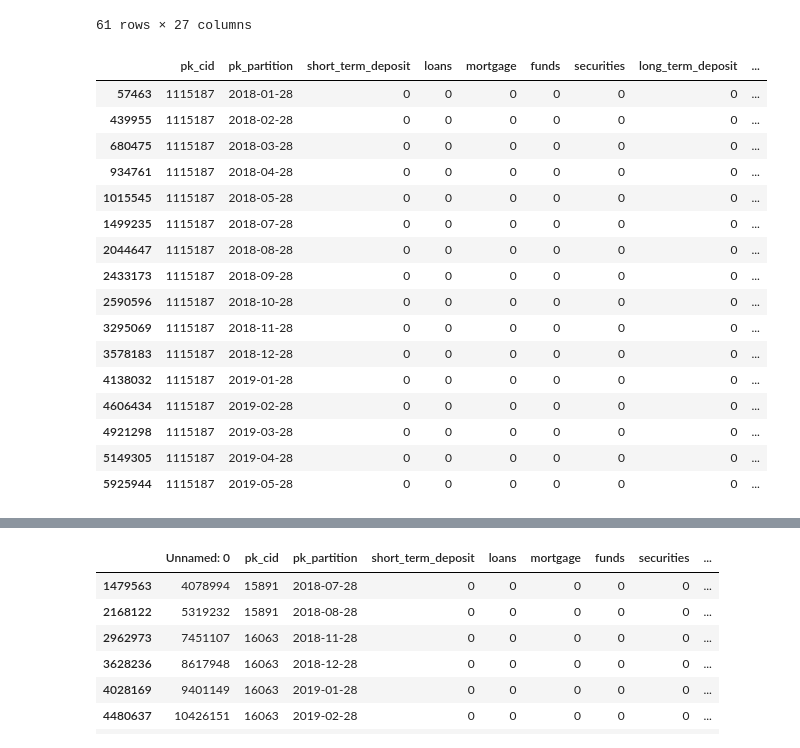
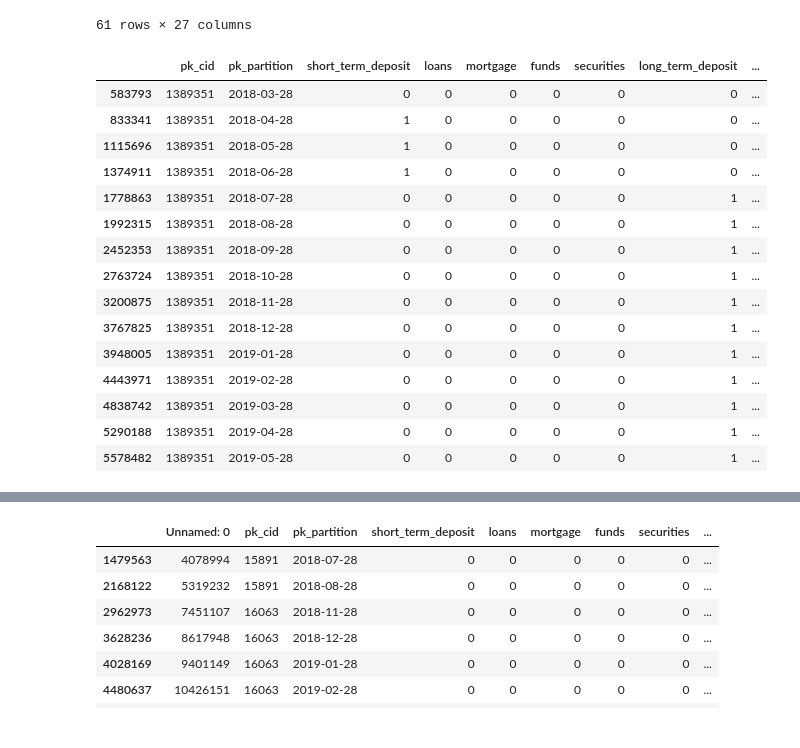
Before and after one commit to jascicz/easy_money_Project, a Jupyter notebook: jorge-Proyecto.ipynb, the cells around one changed output, grey strips where cells are left out. Cells and saved outputs as stored; diff of their text form; code cells hidden in the pictures.

```diff
--- a/jorge-Proyecto.ipynb
+++ b/jorge-Proyecto.ipynb
@@ -241 +215,3 @@ df["entry_date"] = pd.to_datetime(df["entry_date"])
+# %%
+df.sort_values(by=['pk_cid', 'pk_partition', 'entry_date'], inplace=True)
 # %%
@@ -322,22 +280,21 @@ df[df['payroll'].isna()].sort_values(by=['pk_cid','pk_partition','entry_date'])
 | 1118942 | 1395511 | 2018-05-28 | 0 | 0 | 0 | 0 | 0 | 0 | ... |
 61 rows × 27 columns
 # %%
-df[df["pk_cid"] == 1115187].sort_values(by=['pk_cid','pk_partition','entry_date'])
+df[df["pk_cid"] == 1389351]
 # %% [output]
 |  | pk_cid | pk_partition | short_term_deposit | loans | mortgage | funds | securities | long_term_deposit | ... |
-| 57463 | 1115187 | 2018-01-28 | 0 | 0 | 0 | 0 | 0 | 0 | ... |
-| 439955 | 1115187 | 2018-02-28 | 0 | 0 | 0 | 0 | 0 | 0 | ... |
-| 680475 | 1115187 | 2018-03-28 | 0 | 0 | 0 | 0 | 0 | 0 | ... |
-| 934761 | 1115187 | 2018-04-28 | 0 | 0 | 0 | 0 | 0 | 0 | ... |
-| 1015545 | 1115187 | 2018-05-28 | 0 | 0 | 0 | 0 | 0 | 0 | ... |
-| 1499235 | 1115187 | 2018-07-28 | 0 | 0 | 0 | 0 | 0 | 0 | ... |
-| 2044647 | 1115187 | 2018-08-28 | 0 | 0 | 0 | 0 | 0 | 0 | ... |
-| 2433173 | 1115187 | 2018-09-28 | 0 | 0 | 0 | 0 | 0 | 0 | ... |
-| 2590596 | 1115187 | 2018-10-28 | 0 | 0 | 0 | 0 | 0 | 0 | ... |
-| 3295069 | 1115187 | 2018-11-28 | 0 | 0 | 0 | 0 | 0 | 0 | ... |
-| 3578183 | 1115187 | 2018-12-28 | 0 | 0 | 0 | 0 | 0 | 0 | ... |
-| 4138032 | 1115187 | 2019-01-28 | 0 | 0 | 0 | 0 | 0 | 0 | ... |
-| 4606434 | 1115187 | 2019-02-28 | 0 | 0 | 0 | 0 | 0 | 0 | ... |
-| 4921298 | 1115187 | 2019-03-28 | 0 | 0 | 0 | 0 | 0 | 0 | ... |
-| 5149305 | 1115187 | 2019-04-28 | 0 | 0 | 0 | 0 | 0 | 0 | ... |
-| 5925944 | 1115187 | 2019-05-28 | 0 | 0 | 0 | 0 | 0 | 0 | ... |
+| 583793 | 1389351 | 2018-03-28 | 0 | 0 | 0 | 0 | 0 | 0 | ... |
+| 833341 | 1389351 | 2018-04-28 | 1 | 0 | 0 | 0 | 0 | 0 | ... |
+| 1115696 | 1389351 | 2018-05-28 | 1 | 0 | 0 | 0 | 0 | 0 | ... |
+| 1374911 | 1389351 | 2018-06-28 | 1 | 0 | 0 | 0 | 0 | 0 | ... |
+| 1778863 | 1389351 | 2018-07-28 | 0 | 0 | 0 | 0 | 0 | 1 | ... |
+| 1992315 | 1389351 | 2018-08-28 | 0 | 0 | 0 | 0 | 0 | 1 | ... |
+| 2452353 | 1389351 | 2018-09-28 | 0 | 0 | 0 | 0 | 0 | 1 | ... |
+| 2763724 | 1389351 | 2018-10-28 | 0 | 0 | 0 | 0 | 0 | 1 | ... |
+| 3200875 | 1389351 | 2018-11-28 | 0 | 0 | 0 | 0 | 0 | 1 | ... |
+| 3767825 | 1389351 | 2018-12-28 | 0 | 0 | 0 | 0 | 0 | 1 | ... |
+| 3948005 | 1389351 | 2019-01-28 | 0 | 0 | 0 | 0 | 0 | 1 | ... |
+| 4443971 | 1389351 | 2019-02-28 | 0 | 0 | 0 | 0 | 0 | 1 | ... |
+| 4838742 | 1389351 | 2019-03-28 | 0 | 0 | 0 | 0 | 0 | 1 | ... |
+| 5290188 | 1389351 | 2019-04-28 | 0 | 0 | 0 | 0 | 0 | 1 | ... |
+| 5578482 | 1389351 | 2019-05-28 | 0 | 0 | 0 | 0 | 0 | 1 | ... |
```
Also changed, not shown: parts of 52 cells of this notebook.
